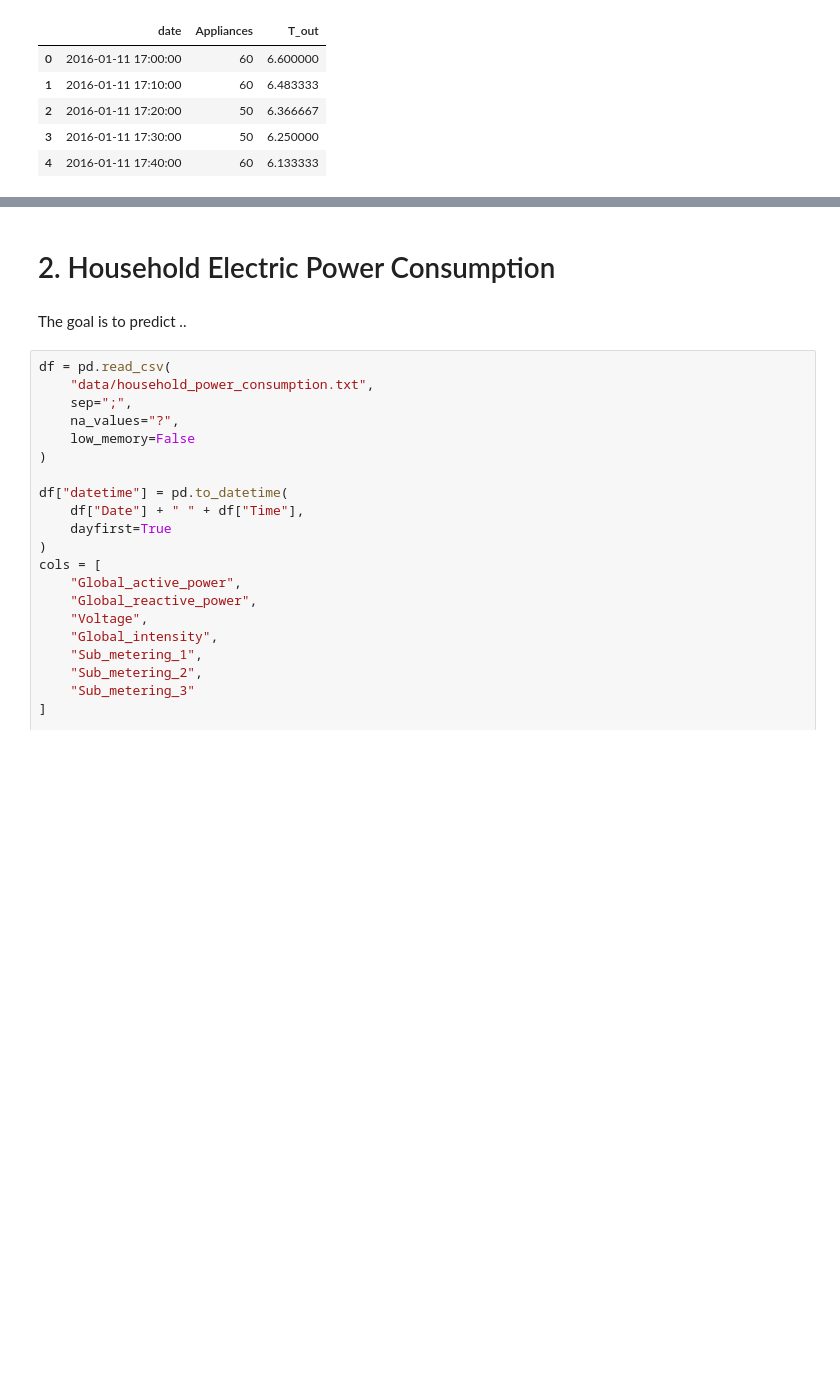
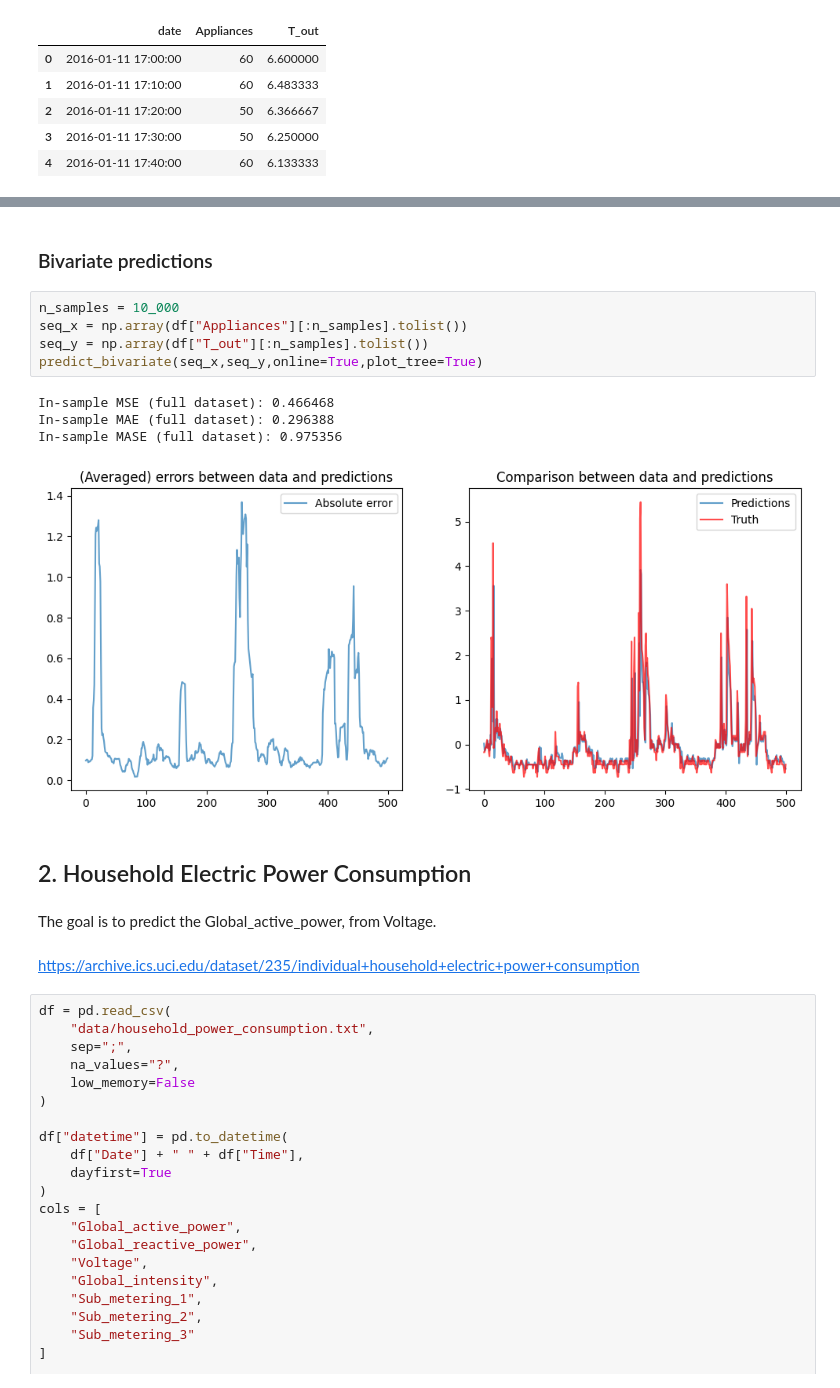
Before and after one commit to raphfaur/ctw, a Jupyter notebook: benchmark_bivariate.ipynb, the cells around one changed output, grey strips where cells are left out. Drawn from its saved outputs; the diff is of its cells as text; blank space fills up the shorter version.

```diff
--- a/benchmark_bivariate.ipynb
+++ b/benchmark_bivariate.ipynb
@@ -194,7 +176,21 @@ Naive baseline - MSE: 0.4765182810421149
+# %% [markdown]
+### Bivariate predictions
+# %%
+n_samples = 10_000
+seq_x = np.array(df["Appliances"][:n_samples].tolist())
+seq_y = np.array(df["T_out"][:n_samples].tolist())
+predict_bivariate(seq_x,seq_y,online=True,plot_tree=True)
+# %% [output]
+In-sample MSE (full dataset): 0.466468
+In-sample MAE (full dataset): 0.296388
+In-sample MASE (full dataset): 0.975356
+[figure, added]
 # %% [markdown]
-# 2. Household Electric Power Consumption
+## 2. Household Electric Power Consumption
 # %% [markdown]
-The goal is to predict ..
+The goal is to predict the Global_active_power, from Voltage.
+# %% [markdown]
+https://archive.ics.uci.edu/dataset/235/individual+household+electric+power+consumption
 # %%
 df = pd.read_csv(
     "data/household_power_consumption.txt",
```
Also changed, not shown: parts of 30 cells of this notebook, 2 other files.
